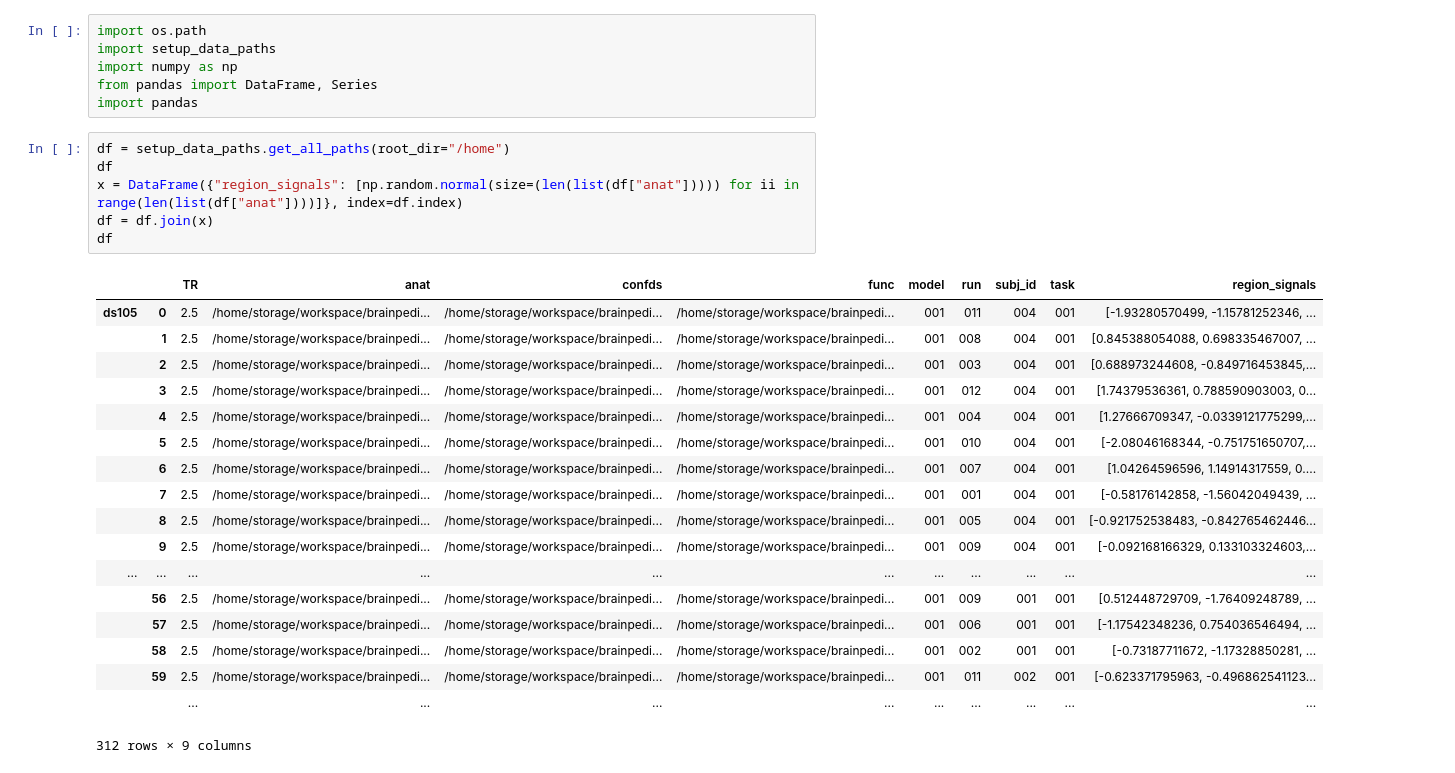
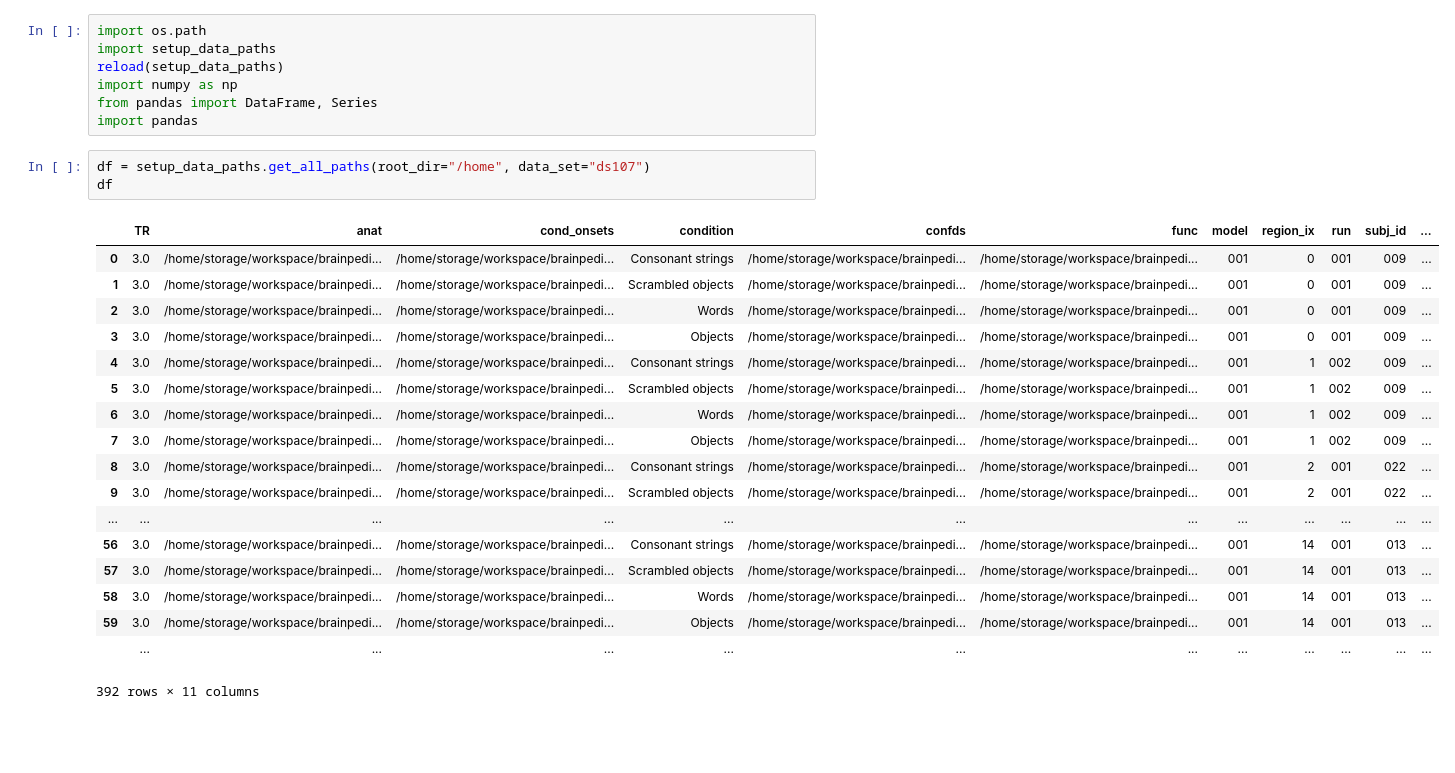
Before and after one commit to rphlypo/parietalretreat, a Jupyter notebook: ParietalRetreat.ipynb, the cells around one changed output. Drawn from its saved outputs; the diff is of its cells as text; blank space fills up the shorter version.

```diff
--- a/ParietalRetreat.ipynb
+++ b/ParietalRetreat.ipynb
@@ -1,31 +1,29 @@
 # %%
 import os.path
 import setup_data_paths
+reload(setup_data_paths)
 import numpy as np
 from pandas import DataFrame, Series
 import pandas
-# %%
-df = setup_data_paths.get_all_paths(root_dir="/home")
-df
-x = DataFrame({"region_signals": [np.random.normal(size=(len(list(df["anat"])))) for ii in range(len(list(df["anat"])))]}, index=df.index)
-df = df.join(x)
-df
-# %% [output]
-|  |  | TR | anat | confds | func | model | run | subj_id | task | region_signals |
-| ds105 | 0 | 2.5 | /home/storage/workspace/brainpedi... | /home/storage/workspace/brainpedi... | /home/storage/workspace/brainpedi... | 001 | 011 | 004 | 001 | [-1.93280570499, -1.15781252346, ... |
-|  | 1 | 2.5 | /home/storage/workspace/brainpedi... | /home/storage/workspace/brainpedi... | /home/storage/workspace/brainpedi... | 001 | 008 | 004 | 001 | [0.845388054088, 0.698335467007, ... |
-|  | 2 | 2.5 | /home/storage/workspace/brainpedi... | /home/storage/workspace/brainpedi... | /home/storage/workspace/brainpedi... | 001 | 003 | 004 | 001 | [0.688973244608, -0.849716453845,... |
-|  | 3 | 2.5 | /home/storage/workspace/brainpedi... | /home/storage/workspace/brainpedi... | /home/storage/workspace/brainpedi... | 001 | 012 | 004 | 001 | [1.74379536361, 0.788590903003, 0... |
-|  | 4 | 2.5 | /home/storage/workspace/brainpedi... | /home/storage/workspace/brainpedi... | /home/storage/workspace/brainpedi... | 001 | 004 | 004 | 001 | [1.27666709347, -0.0339121775299,... |
-|  | 5 | 2.5 | /home/storage/workspace/brainpedi... | /home/storage/workspace/brainpedi... | /home/storage/workspace/brainpedi... | 001 | 010 | 004 | 001 | [-2.08046168344, -0.751751650707,... |
-|  | 6 | 2.5 | /home/storage/workspace/brainpedi... | /home/storage/workspace/brainpedi... | /home/storage/workspace/brainpedi... | 001 | 007 | 004 | 001 | [1.04264596596, 1.14914317559, 0.... |
-|  | 7 | 2.5 | /home/storage/workspace/brainpedi... | /home/storage/workspace/brainpedi... | /home/storage/workspace/brainpedi... | 001 | 001 | 004 | 001 | [-0.58176142858, -1.56042049439, ... |
-|  | 8 | 2.5 | /home/storage/workspace/brainpedi... | /home/storage/workspace/brainpedi... | /home/storage/workspace/brainpedi... | 001 | 005 | 004 | 001 | [-0.921752538483, -0.842765462446... |
-|  | 9 | 2.5 | /home/storage/workspace/brainpedi... | /home/storage/workspace/brainpedi... | /home/storage/workspace/brainpedi... | 001 | 009 | 004 | 001 | [-0.092168166329, 0.133103324603,... |
-| ... | ... | ... | ... | ... | ... | ... | ... | ... | ... | ... |
-|  | 56 | 2.5 | /home/storage/workspace/brainpedi... | /home/storage/workspace/brainpedi... | /home/storage/workspace/brainpedi... | 001 | 009 | 001 | 001 | [0.512448729709, -1.76409248789, ... |
-|  | 57 | 2.5 | /home/storage/workspace/brainpedi... | /home/storage/workspace/brainpedi... | /home/storage/workspace/brainpedi... | 001 | 006 | 001 | 001 | [-1.17542348236, 0.754036546494, ... |
-|  | 58 | 2.5 | /home/storage/workspace/brainpedi... | /home/storage/workspace/brainpedi... | /home/storage/workspace/brainpedi... | 001 | 002 | 001 | 001 | [-0.73187711672, -1.17328850281, ... |
-|  | 59 | 2.5 | /home/storage/workspace/brainpedi... | /home/storage/workspace/brainpedi... | /home/storage/workspace/brainpedi... | 001 | 011 | 002 | 001 | [-0.623371795963, -0.496862541123... |
-|  |  | ... | ... | ... | ... | ... | ... | ... | ... | ... |
-312 rows × 9 columns
+# %%
+df = setup_data_paths.get_all_paths(root_dir="/home", data_set="ds107")
+df
+# %% [output]
+|  | TR | anat | cond_onsets | condition | confds | func | model | region_ix | run | subj_id | ... |
+| 0 | 3.0 | /home/storage/workspace/brainpedi... | /home/storage/workspace/brainpedi... | Consonant strings | /home/storage/workspace/brainpedi... | /home/storage/workspace/brainpedi... | 001 | 0 | 001 | 009 | ... |
+| 1 | 3.0 | /home/storage/workspace/brainpedi... | /home/storage/workspace/brainpedi... | Scrambled objects | /home/storage/workspace/brainpedi... | /home/storage/workspace/brainpedi... | 001 | 0 | 001 | 009 | ... |
+| 2 | 3.0 | /home/storage/workspace/brainpedi... | /home/storage/workspace/brainpedi... | Words | /home/storage/workspace/brainpedi... | /home/storage/workspace/brainpedi... | 001 | 0 | 001 | 009 | ... |
+| 3 | 3.0 | /home/storage/workspace/brainpedi... | /home/storage/workspace/brainpedi... | Objects | /home/storage/workspace/brainpedi... | /home/storage/workspace/brainpedi... | 001 | 0 | 001 | 009 | ... |
+| 4 | 3.0 | /home/storage/workspace/brainpedi... | /home/storage/workspace/brainpedi... | Consonant strings | /home/storage/workspace/brainpedi... | /home/storage/workspace/brainpedi... | 001 | 1 | 002 | 009 | ... |
+| 5 | 3.0 | /home/storage/workspace/brainpedi... | /home/storage/workspace/brainpedi... | Scrambled objects | /home/storage/workspace/brainpedi... | /home/storage/workspace/brainpedi... | 001 | 1 | 002 | 009 | ... |
+| 6 | 3.0 | /home/storage/workspace/brainpedi... | /home/storage/workspace/brainpedi... | Words | /home/storage/workspace/brainpedi... | /home/storage/workspace/brainpedi... | 001 | 1 | 002 | 009 | ... |
+| 7 | 3.0 | /home/storage/workspace/brainpedi... | /home/storage/workspace/brainpedi... | Objects | /home/storage/workspace/brainpedi... | /home/storage/workspace/brainpedi... | 001 | 1 | 002 | 009 | ... |
+| 8 | 3.0 | /home/storage/workspace/brainpedi... | /home/storage/workspace/brainpedi... | Consonant strings | /home/storage/workspace/brainpedi... | /home/storage/workspace/brainpedi... | 001 | 2 | 001 | 022 | ... |
+| 9 | 3.0 | /home/storage/workspace/brainpedi... | /home/storage/workspace/brainpedi... | Scrambled objects | /home/storage/workspace/brainpedi... | /home/storage/workspace/brainpedi... | 001 | 2 | 001 | 022 | ... |
+| ... | ... | ... | ... | ... | ... | ... | ... | ... | ... | ... | ... |
+| 56 | 3.0 | /home/storage/workspace/brainpedi... | /home/storage/workspace/brainpedi... | Consonant strings | /home/storage/workspace/brainpedi... | /home/storage/workspace/brainpedi... | 001 | 14 | 001 | 013 | ... |
+| 57 | 3.0 | /home/storage/workspace/brainpedi... | /home/storage/workspace/brainpedi... | Scrambled objects | /home/storage/workspace/brainpedi... | /home/storage/workspace/brainpedi... | 001 | 14 | 001 | 013 | ... |
+| 58 | 3.0 | /home/storage/workspace/brainpedi... | /home/storage/workspace/brainpedi... | Words | /home/storage/workspace/brainpedi... | /home/storage/workspace/brainpedi... | 001 | 14 | 001 | 013 | ... |
+| 59 | 3.0 | /home/storage/workspace/brainpedi... | /home/storage/workspace/brainpedi... | Objects | /home/storage/workspace/brainpedi... | /home/storage/workspace/brainpedi... | 001 | 14 | 001 | 013 | ... |
+|  | ... | ... | ... | ... | ... | ... | ... | ... | ... | ... | ... |
+392 rows × 11 columns
```
Also changed, not shown: parts of 2 cells of this notebook, 1 other file.
